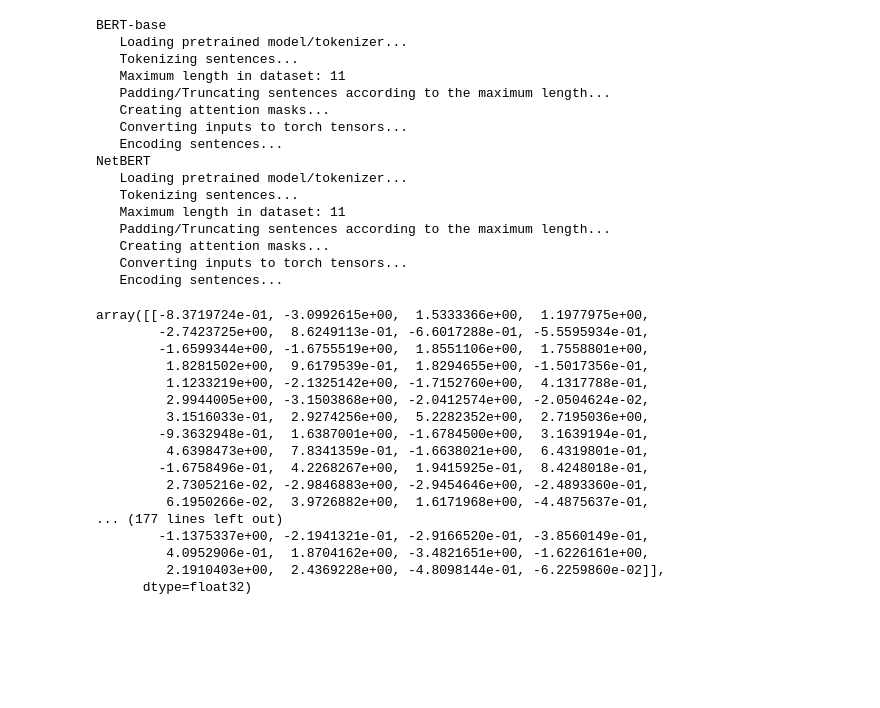
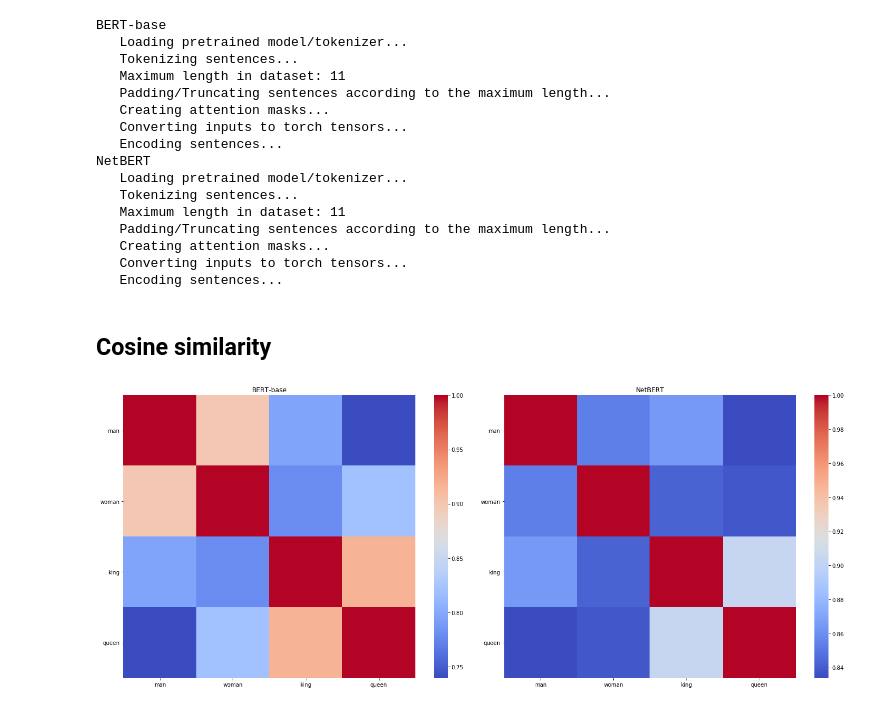
Before and after one commit to ant-louis/netbert, a Jupyter notebook: Code/Intrinsic_evaluation/word_analogies.ipynb, the cells around one changed output. Saved outputs shown, nothing was run; the diff lists cells and outputs as text; code cells hidden in the pictures; blank space fills up the shorter version.

Commit message:
Progress in word analogy

```diff
--- a/Code/Intrinsic_evaluation/word_analogies.ipynb
+++ b/Code/Intrinsic_evaluation/word_analogies.ipynb
@@ -112,42 +116,47 @@ NetBERT
    Creating attention masks...
    Converting inputs to torch tensors...
    Encoding sentences...
+# %% [markdown]
+## Cosine similarity
 # %%
 def compute_cosine_matrix(embeddings):
     """
     """
     matrix = np.zeros((len(sentences), len(sentences)))
     for i, sent in enumerate(sentences):
         for j, sent in enumerate(sentences):
             matrix[i,j] = 1 - cosine(embeddings[i], embeddings[j])
     return matrix
 
 
 # Get embeddings.
 bert_embeddings = bert_df.loc[:, ~bert_df.columns.isin(['Token','Sentence'])].values
 netbert_embeddings = netbert_df.loc[:, ~netbert_df.columns.isin(['Token','Sentence'])].values
 
 # Compute matrix.
 bert_matrix = compute_cosine_matrix(bert_embeddings)
 netbert_matrix = compute_cosine_matrix(netbert_embeddings)
+
+# Create dataframes.
+bert_cm = pd.DataFrame(bert_matrix, index=words_of_interest, columns=words_of_interest)
+netbert_cm = pd.DataFrame(netbert_matrix, index=words_of_interest, columns=words_of_interest)
+
+# Create heatmaps.
+fig = plt.figure(figsize=(20,8))
+ax1 = fig.add_subplot(1, 2, 1)
+sn.heatmap(bert_cm, annot=False, cmap="coolwarm")
+ax1.set_xticklabels(ax1.get_xticklabels(), fontsize=10, horizontalalignment='center', rotation=0)
+ax1.set_yticklabels(ax1.get_yticklabels(), fontsize=10, rotation=0)
+ax1.set_title("BERT-base")
+
+ax2 = fig.add_subplot(1, 2, 2)
+sn.heatmap(netbert_cm, annot=False, cmap="coolwarm")
+ax2.set_xticklabels(ax2.get_xticklabels(), fontsize=10, horizontalalignment='center', rotation=0)
+ax2.set_yticklabels(ax2.get_yticklabels(), fontsize=10, rotation=0)
+ax2.set_title("NetBERT")
+
+plt.tight_layout()
+plt.show()
+#plt.savefig(outdir+"confusion_matrix.png")
+# %% [output]
+[figure, added]
-# %%
-man_embeddings = bert_df.loc[bert_df.Token=='man', ~bert_df.columns.isin(['Token','Sentence'])].values
-man_embeddings
-# %% [output]
-array([[-8.3719724e-01, -3.0992615e+00,  1.5333366e+00,  1.1977975e+00,
-        -2.7423725e+00,  8.6249113e-01, -6.6017288e-01, -5.5595934e-01,
-        -1.6599344e+00, -1.6755519e+00,  1.8551106e+00,  1.7558801e+00,
-         1.8281502e+00,  9.6179539e-01,  1.8294655e+00, -1.5017356e-01,
-         1.1233219e+00, -2.1325142e+00, -1.7152760e+00,  4.1317788e-01,
-         2.9944005e+00, -3.1503868e+00, -2.0412574e+00, -2.0504624e-02,
-         3.1516033e-01,  2.9274256e+00,  5.2282352e+00,  2.7195036e+00,
-        -9.3632948e-01,  1.6387001e+00, -1.6784500e+00,  3.1639194e-01,
-         4.6398473e+00,  7.8341359e-01, -1.6638021e+00,  6.4319801e-01,
-        -1.6758496e-01,  4.2268267e+00,  1.9415925e-01,  8.4248018e-01,
-         2.7305216e-02, -2.9846883e+00, -2.9454646e+00, -2.4893360e-01,
-         6.1950266e-02,  3.9726882e+00,  1.6171968e+00, -4.4875637e-01,
-... (177 lines left out)
-        -1.1375337e+00, -2.1941321e-01, -2.9166520e-01, -3.8560149e-01,
-         4.0952906e-01,  1.8704162e+00, -3.4821651e+00, -1.6226161e+00,
-         2.1910403e+00,  2.4369228e+00, -4.8098144e-01, -6.2259860e-02]],
-      dtype=float32)
```
Also changed, not shown: parts of 4 cells of this notebook.
